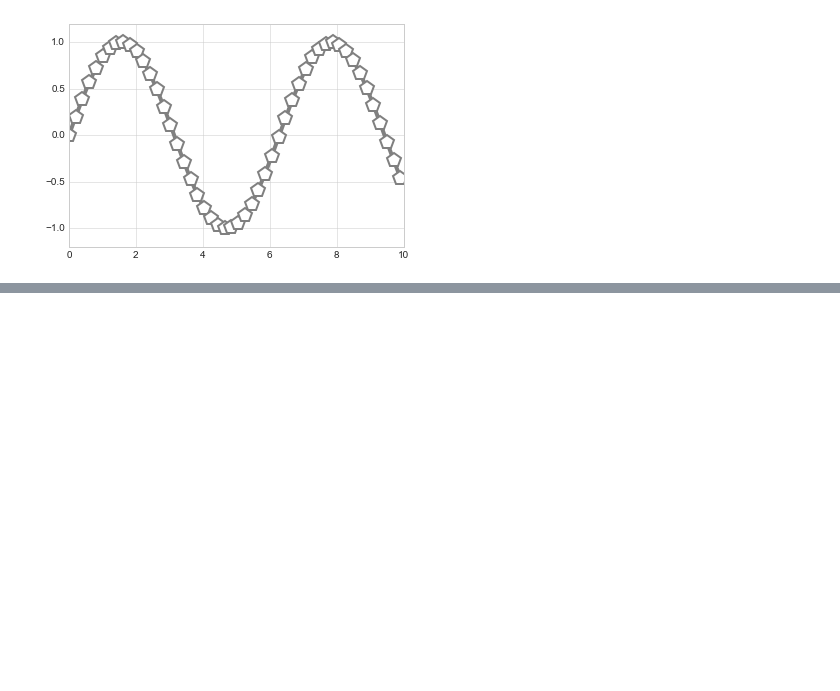
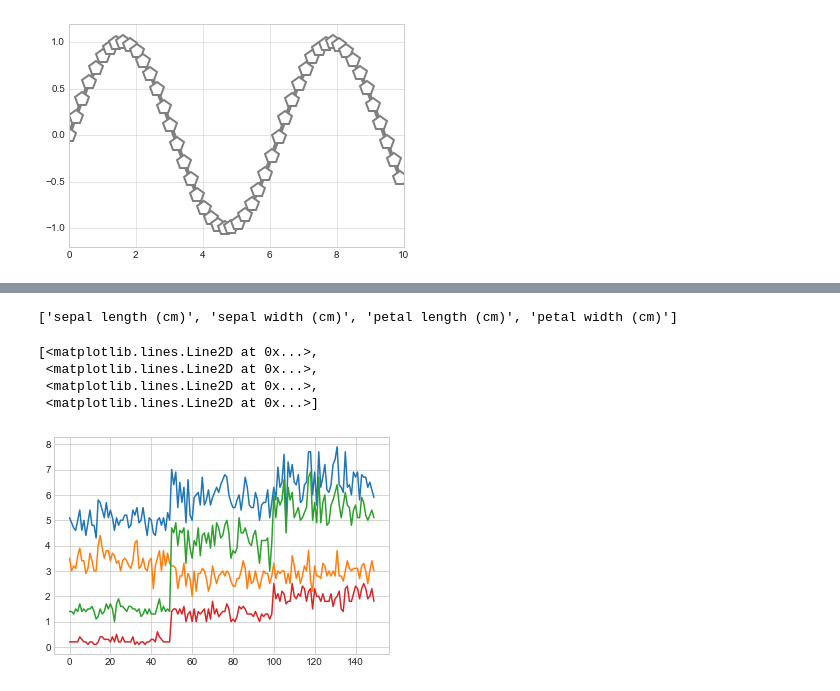
Before and after one commit to SpIIIII/jupyter-repo, a Jupyter notebook: Python Data Science Cookbook/Main.ipynb, the cells around one changed output, grey strips where cells are left out. Saved outputs shown, nothing was run; the diff lists cells and outputs as text; code cells hidden in the pictures; blank space fills up the shorter version.

```diff
--- a/Python Data Science Cookbook/Main.ipynb
+++ b/Python Data Science Cookbook/Main.ipynb
@@ -480,0 +524,12 @@ plt.ylim(-1.2,1.2)
+# %%
+print(iris.feature_names)
+ir = pd.DataFrame(iris.data)
+ir.columns = iris.feature_names
+plt.plot(ir)
+# %% [output]
+['sepal length (cm)', 'sepal width (cm)', 'petal length (cm)', 'petal width (cm)']
+[<matplotlib.lines.Line2D at 0x...>,
+ <matplotlib.lines.Line2D at 0x...>,
+ <matplotlib.lines.Line2D at 0x...>,
+ <matplotlib.lines.Line2D at 0x...>]
+[figure, added]
```
Also changed, not shown: parts of 6 cells of this notebook, 1 other file.
